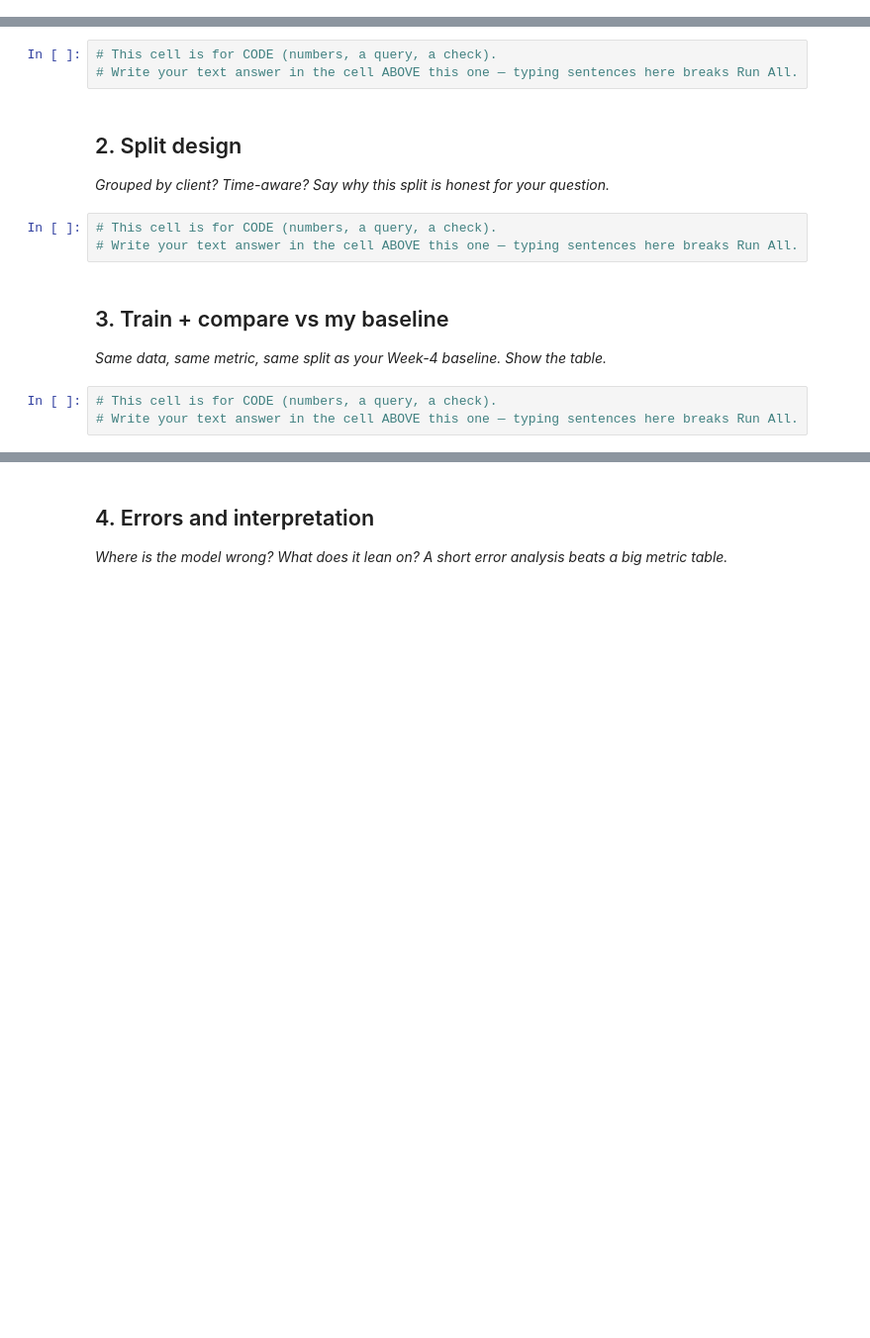
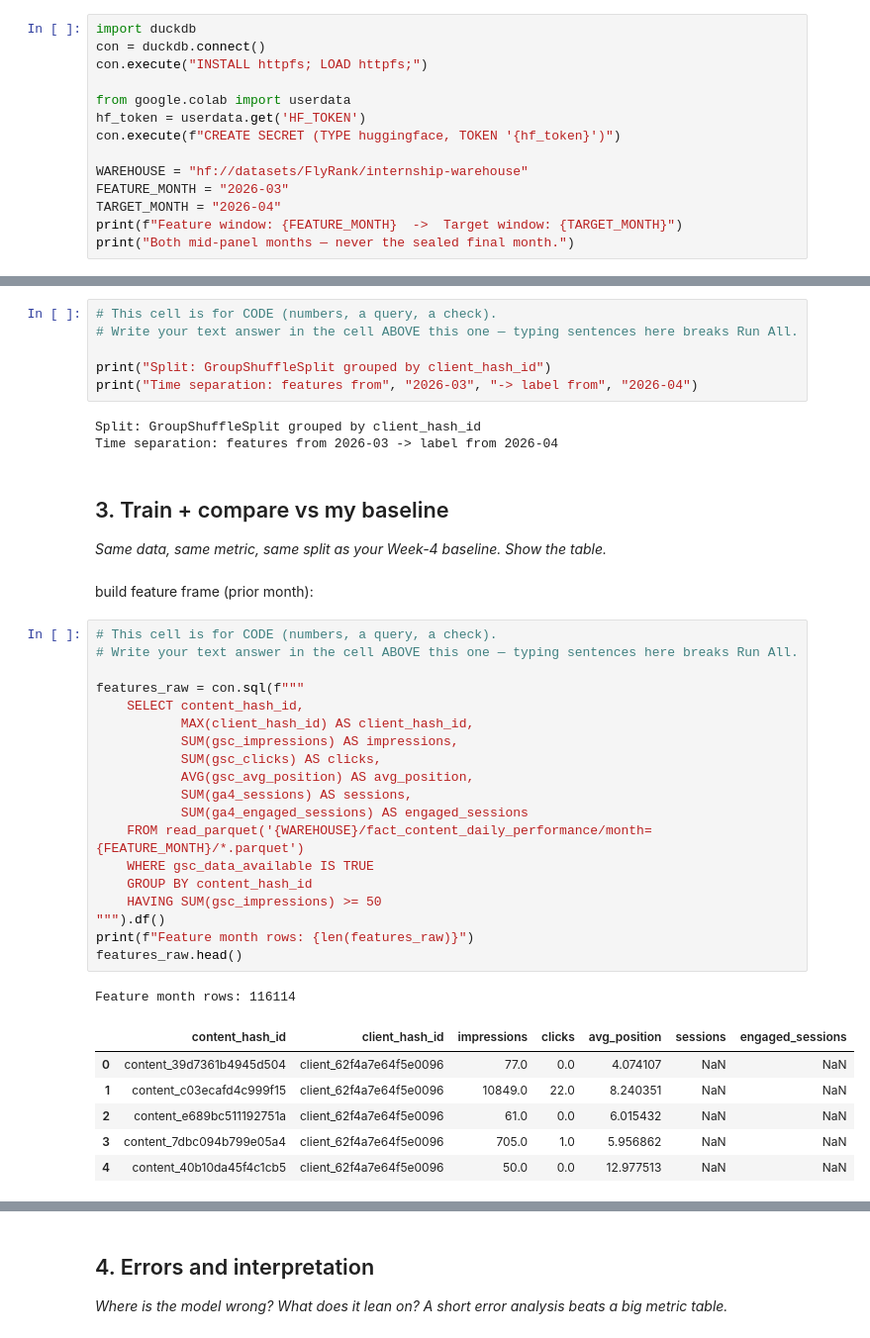
Before and after one commit to sobaannr/FlyRank-Internship, a Jupyter notebook: work/notebooks/w05_model.ipynb, the cells around one changed output, grey strips where cells are left out. Shown at 99% size. Saved outputs shown, nothing was run; the diff lists cells and outputs as text; blank space fills up the shorter version.

```diff
--- a/work/notebooks/w05_model.ipynb
+++ b/work/notebooks/w05_model.ipynb
@@ -12,0 +11,14 @@ This skeleton is yours to fill. Work the sections **in order** — each one has
+# %%
+import duckdb
+con = duckdb.connect()
+con.execute("INSTALL httpfs; LOAD httpfs;")
+
+from google.colab import userdata
+hf_token = userdata.get('HF_TOKEN')
+con.execute(f"CREATE SECRET (TYPE huggingface, TOKEN '{hf_token}')")
+
+WAREHOUSE = "hf://datasets/FlyRank/internship-warehouse"
+FEATURE_MONTH = "2026-03"
+TARGET_MONTH = "2026-04"
+print(f"Feature window: {FEATURE_MONTH}  ->  Target window: {TARGET_MONTH}")
+print("Both mid-panel months — never the sealed final month.")
@@ -13,17 +75,42 @@ This skeleton is yours to fill. Work the sections **in order** — each one has
 # %%
 # This cell is for CODE (numbers, a query, a check).
 # Write your text answer in the cell ABOVE this one — typing sentences here breaks Run All.
+
+print("Split: GroupShuffleSplit grouped by client_hash_id")
+print("Time separation: features from", "2026-03", "-> label from", "2026-04")
+# %% [output]
+Split: GroupShuffleSplit grouped by client_hash_id
+Time separation: features from 2026-03 -> label from 2026-04
-# %% [markdown]
-## 2. Split design
-
-*Grouped by client? Time-aware? Say why this split is honest for your question.*
-# %%
-# This cell is for CODE (numbers, a query, a check).
-# Write your text answer in the cell ABOVE this one — typing sentences here breaks Run All.
 # %% [markdown]
 ## 3. Train + compare vs my baseline
 
 *Same data, same metric, same split as your Week-4 baseline. Show the table.*
+# %% [markdown]
+build feature frame (prior month):
 # %%
 # This cell is for CODE (numbers, a query, a check).
 # Write your text answer in the cell ABOVE this one — typing sentences here breaks Run All.
+
+features_raw = con.sql(f"""
+    SELECT content_hash_id,
+           MAX(client_hash_id) AS client_hash_id,
+           SUM(gsc_impressions) AS impressions,
+           SUM(gsc_clicks) AS clicks,
+           AVG(gsc_avg_position) AS avg_position,
+           SUM(ga4_sessions) AS sessions,
+           SUM(ga4_engaged_sessions) AS engaged_sessions
+    FROM read_parquet('{WAREHOUSE}/fact_content_daily_performance/month={FEATURE_MONTH}/*.parquet')
+    WHERE gsc_data_available IS TRUE
+    GROUP BY content_hash_id
+    HAVING SUM(gsc_impressions) >= 50
+""").df()
+print(f"Feature month rows: {len(features_raw)}")
+features_raw.head()
+# %% [output]
+Feature month rows: 116114
+|  | content_hash_id | client_hash_id | impressions | clicks | avg_position | sessions | engaged_sessions |
+| 0 | content_39d7361b4945d504 | client_62f4a7e64f5e0096 | 77.0 | 0.0 | 4.074107 | NaN | NaN |
+| 1 | content_c03ecafd4c999f15 | client_62f4a7e64f5e0096 | 10849.0 | 22.0 | 8.240351 | NaN | NaN |
+| 2 | content_e689bc511192751a | client_62f4a7e64f5e0096 | 61.0 | 0.0 | 6.015432 | NaN | NaN |
+| 3 | content_7dbc094b799e05a4 | client_62f4a7e64f5e0096 | 705.0 | 1.0 | 5.956862 | NaN | NaN |
+| 4 | content_40b10da45f4c1cb5 | client_62f4a7e64f5e0096 | 50.0 | 0.0 | 12.977513 | NaN | NaN |
```
Also changed, not shown: parts of 19 cells of this notebook.
